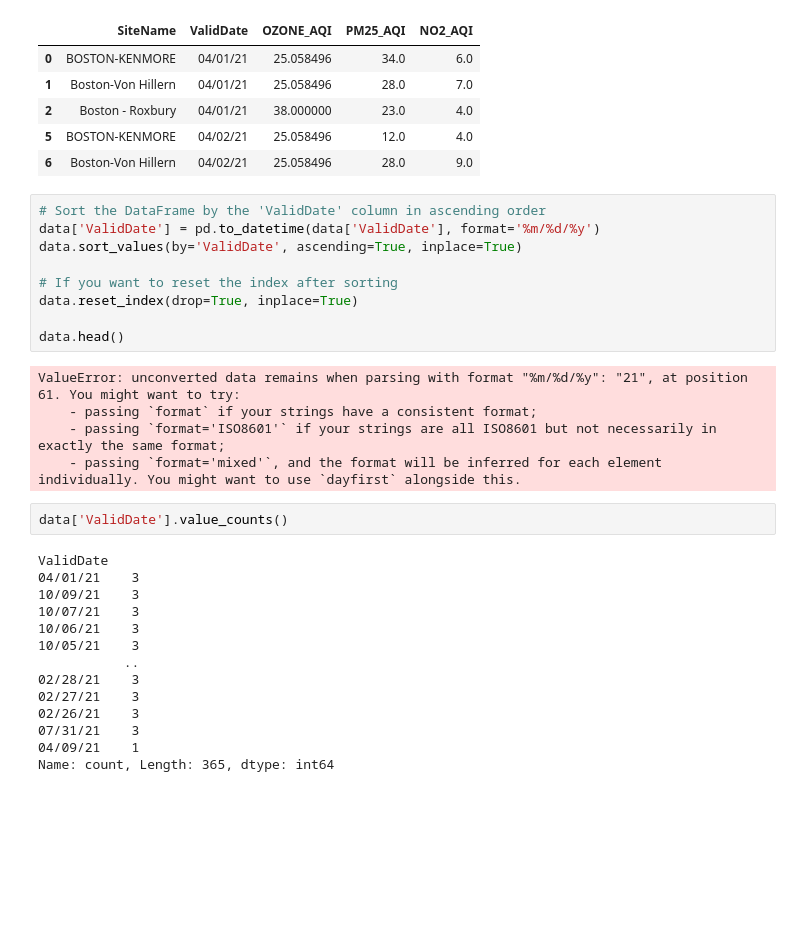
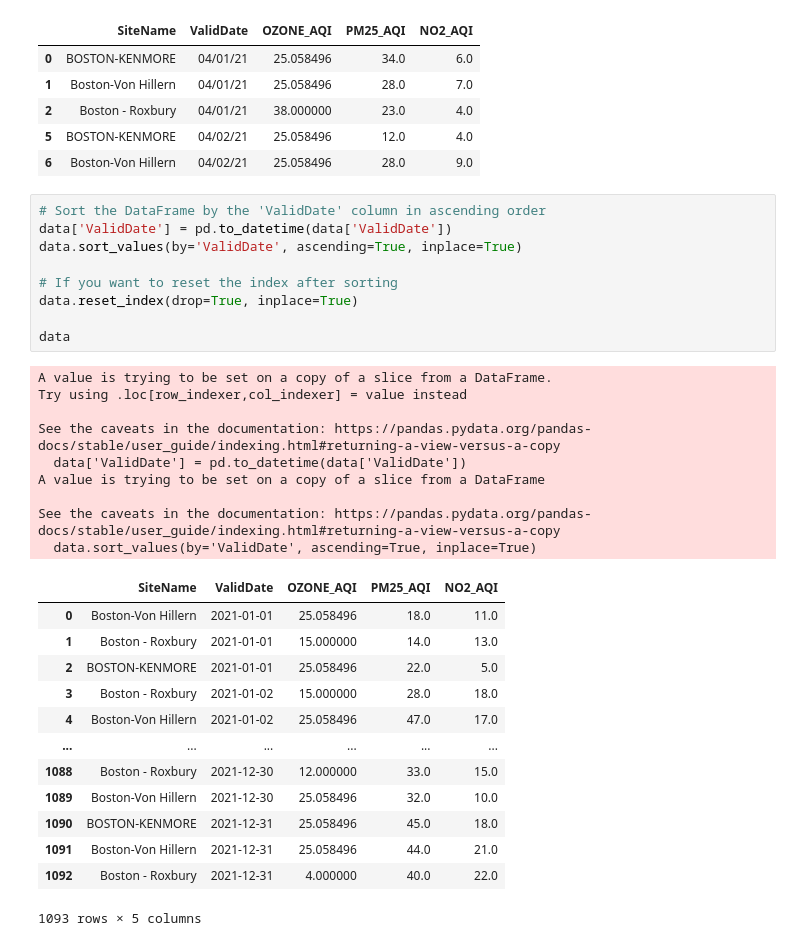
Before and after one commit to BU-Spark/ds-boston-transit-air-quality, a Jupyter notebook: fa23-team-c/data/AQI/analyzing_data_AQI.ipynb, the cells around one changed output. Drawn from its saved outputs; the diff is of its cells as text; blank space fills up the shorter version.

```diff
--- a/fa23-team-c/data/AQI/analyzing_data_AQI.ipynb
+++ b/fa23-team-c/data/AQI/analyzing_data_AQI.ipynb
@@ -62,31 +62,33 @@ See the caveats in the documentation: https://pandas.pydata.org/pandas-docs/stab
 | 6 | Boston-Von Hillern | 04/02/21 | 25.058496 | 28.0 | 9.0 |
 # %%
 # Sort the DataFrame by the 'ValidDate' column in ascending order
-data['ValidDate'] = pd.to_datetime(data['ValidDate'], format='%m/%d/%y')
+data['ValidDate'] = pd.to_datetime(data['ValidDate'])
 data.sort_values(by='ValidDate', ascending=True, inplace=True)
 
 # If you want to reset the index after sorting
 data.reset_index(drop=True, inplace=True)
 
-data.head()
+data
 # %% [output]
-ValueError: unconverted data remains when parsing with format "%m/%d/%y": "21", at position 61. You might want to try:
-    - passing `format` if your strings have a consistent format;
-    - passing `format='ISO8601'` if your strings are all ISO8601 but not necessarily in exactly the same format;
-    - passing `format='mixed'`, and the format will be inferred for each element individually. You might want to use `dayfirst` alongside this.
+A value is trying to be set on a copy of a slice from a DataFrame.
+Try using .loc[row_indexer,col_indexer] = value instead
+
+See the caveats in the documentation: https://pandas.pydata.org/pandas-docs/stable/user_guide/indexing.html#returning-a-view-versus-a-copy
+  data['ValidDate'] = pd.to_datetime(data['ValidDate'])
+A value is trying to be set on a copy of a slice from a DataFrame
+
+See the caveats in the documentation: https://pandas.pydata.org/pandas-docs/stable/user_guide/indexing.html#returning-a-view-versus-a-copy
+  data.sort_values(by='ValidDate', ascending=True, inplace=True)
+|  | SiteName | ValidDate | OZONE_AQI | PM25_AQI | NO2_AQI |
+| 0 | Boston-Von Hillern | 2021-01-01 | 25.058496 | 18.0 | 11.0 |
+| 1 | Boston - Roxbury | 2021-01-01 | 15.000000 | 14.0 | 13.0 |
+| 2 | BOSTON-KENMORE | 2021-01-01 | 25.058496 | 22.0 | 5.0 |
+| 3 | Boston - Roxbury | 2021-01-02 | 15.000000 | 28.0 | 18.0 |
+| 4 | Boston-Von Hillern | 2021-01-02 | 25.058496 | 47.0 | 17.0 |
+| ... | ... | ... | ... | ... | ... |
+| 1088 | Boston - Roxbury | 2021-12-30 | 12.000000 | 33.0 | 15.0 |
+| 1089 | Boston-Von Hillern | 2021-12-30 | 25.058496 | 32.0 | 10.0 |
+| 1090 | BOSTON-KENMORE | 2021-12-31 | 25.058496 | 45.0 | 18.0 |
+| 1091 | Boston-Von Hillern | 2021-12-31 | 25.058496 | 44.0 | 21.0 |
+| 1092 | Boston - Roxbury | 2021-12-31 | 4.000000 | 40.0 | 22.0 |
+1093 rows × 5 columns
-# %%
-data['ValidDate'].value_counts()
-# %% [output]
-ValidDate
-04/01/21    3
-10/09/21    3
-10/07/21    3
-10/06/21    3
-10/05/21    3
-           ..
-02/28/21    3
-02/27/21    3
-02/26/21    3
-07/31/21    3
-04/09/21    1
-Name: count, Length: 365, dtype: int64
```
Also changed, not shown: parts of 6 cells of this notebook.
